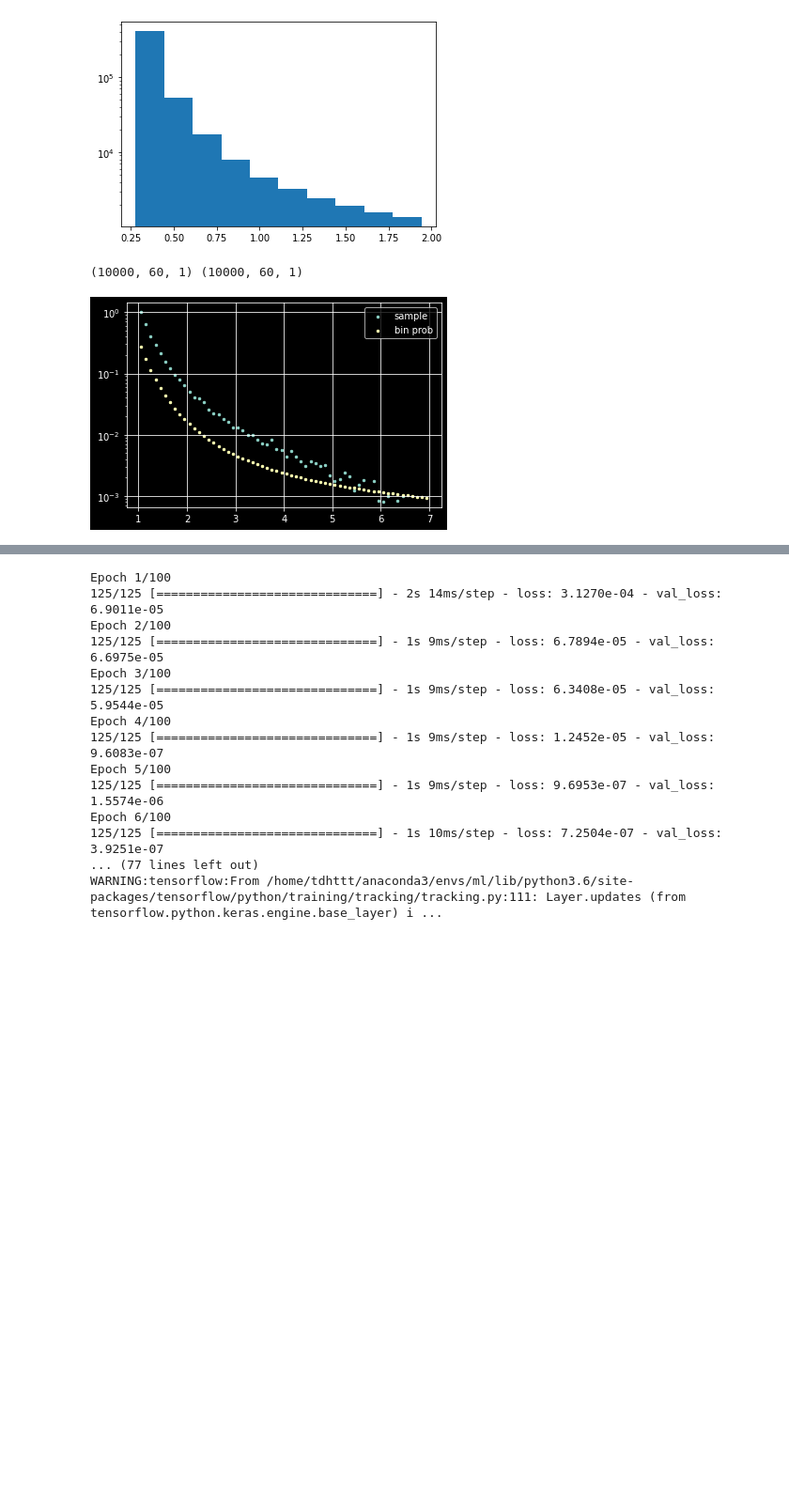
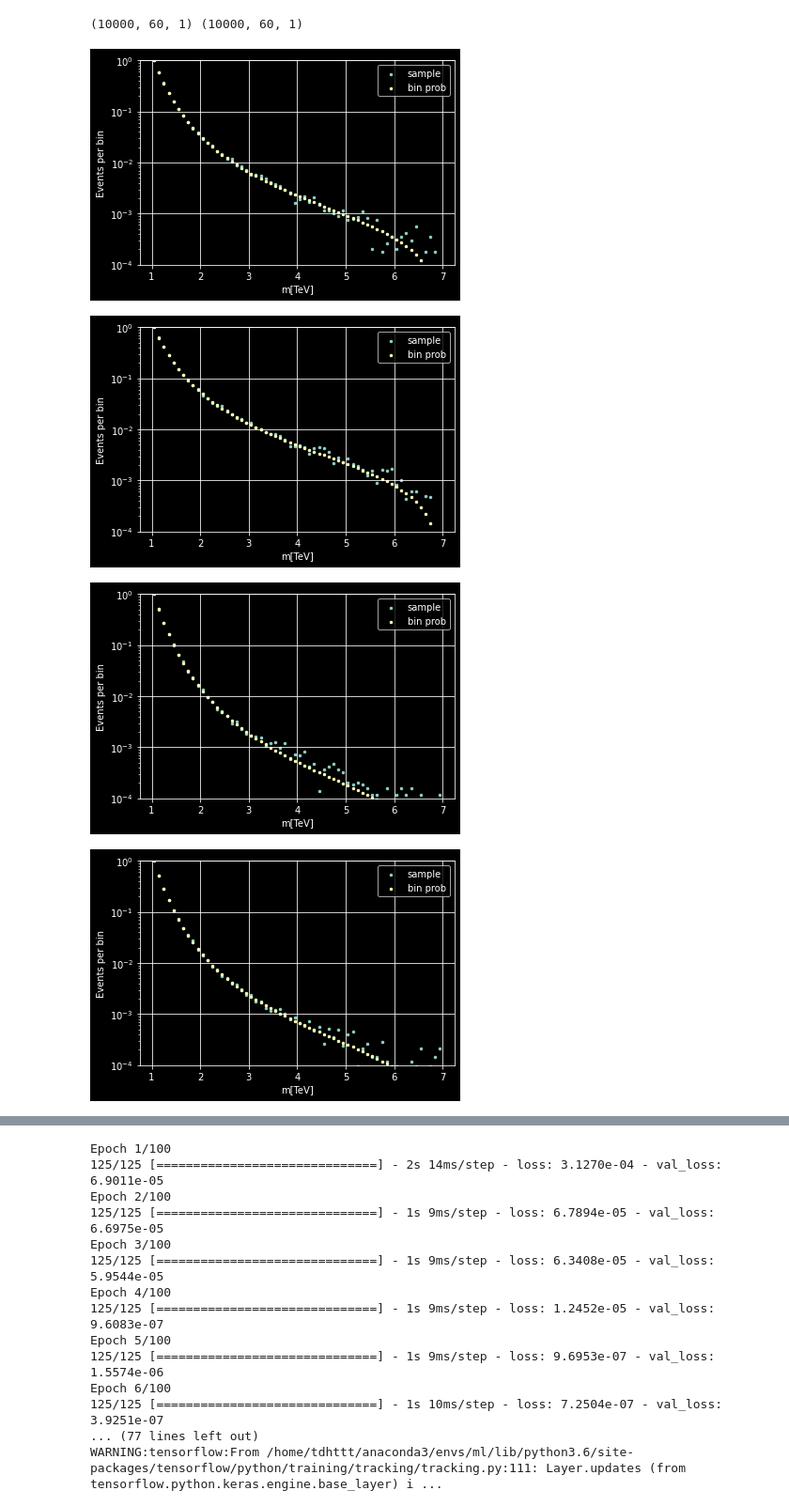
Before and after one commit to TDHTTTT/GCNN, a Jupyter notebook: WIP_bgfit_s2s.ipynb, the cells around one changed output, grey strips where cells are left out. Shown at 94% size. Cells and saved outputs as stored; diff of their text form; code cells hidden in the pictures; blank space fills up the shorter version.

Commit message:
rescaled for plotting prob->events; cleaned code

```diff
--- a/WIP_bgfit_s2s.ipynb
+++ b/WIP_bgfit_s2s.ipynb
@@ -39,15 +37,10 @@ def f(x,ts=[1.1,1.2,1.3,1.4],nbins=60):
     xx = x/(13)**0.5
     v = ts[0] * ((1-xx)**(ts[1])) * (xx**ts[2]) * (xx**(ts[3]*np.log(xx)))
     return v
-# %%
-samples, truep = f(500000,ts=[1.1,1.2,1.3,1.4],nbins=60,x_min=1/(13**0.5),x_max=7/(13**0.5))
-#samples *= (13**0.5)
-
-plt.hist(samples, log=True)
-#plt.scatter(np.linspace(1,7,60),truep)
-plt.show()
-# %% [output]
-[figure, removed]
+# %%
+NBINS = 60
+NE = 100000  # number of events per parametric
+NP = 10000   # number of different parametrics
 # %%
 def data_gen(pmin, pmax, na, nb, f, nbins=60, scaled=False):
     init = True
@@ -102,13 +95,32 @@ else:
 print(X.shape, Y.shape)
 # %% [output]
 (10000, 60, 1) (10000, 60, 1)
+# %%
+def prob2event(x):
+    x = np.array(x)
+    x.reshape(NBINS)
+    scaler = preprocessing.MinMaxScaler(feature_range=(0,1))
+    x = (x * NE)
+    x = scaler.fit_transform(x.reshape(-1,1))
+    x = x.reshape(NBINS)
+    return x
 # %%
-plt.style.use("dark_background")
-plt.grid()
-plt.yscale("log")
-plt.scatter(binsc,X[1,:], s=6, label="sample")
-plt.scatter(binsc,Y[1,:], s=6, label="bin prob")
-plt.legend()
-plt.show()
+def plot1(X, Y):
+    plt.style.use("dark_background")
+    plt.grid()
+    plt.yscale("log")
+    plt.ylim((10**-4,10**0))
+    plt.xlabel("m[TeV]")
+    plt.ylabel("Events per bin")
+    plt.scatter(binsc,X, s=6, label="sample")
+    plt.scatter(binsc,prob2event(Y), s=6, label="bin prob")
+    plt.legend()
+    plt.show()
-# %% [output]
-[figure, removed]
+# %%
+for i in np.random.randint(NP, size=10):
+    plot1(X[i,:], Y[i,:])
+# %% [output]
+[figure, added]
+[figure, added]
+[figure, added]
+[figure, added]
```
Also changed, not shown: parts of 21 cells of this notebook.
